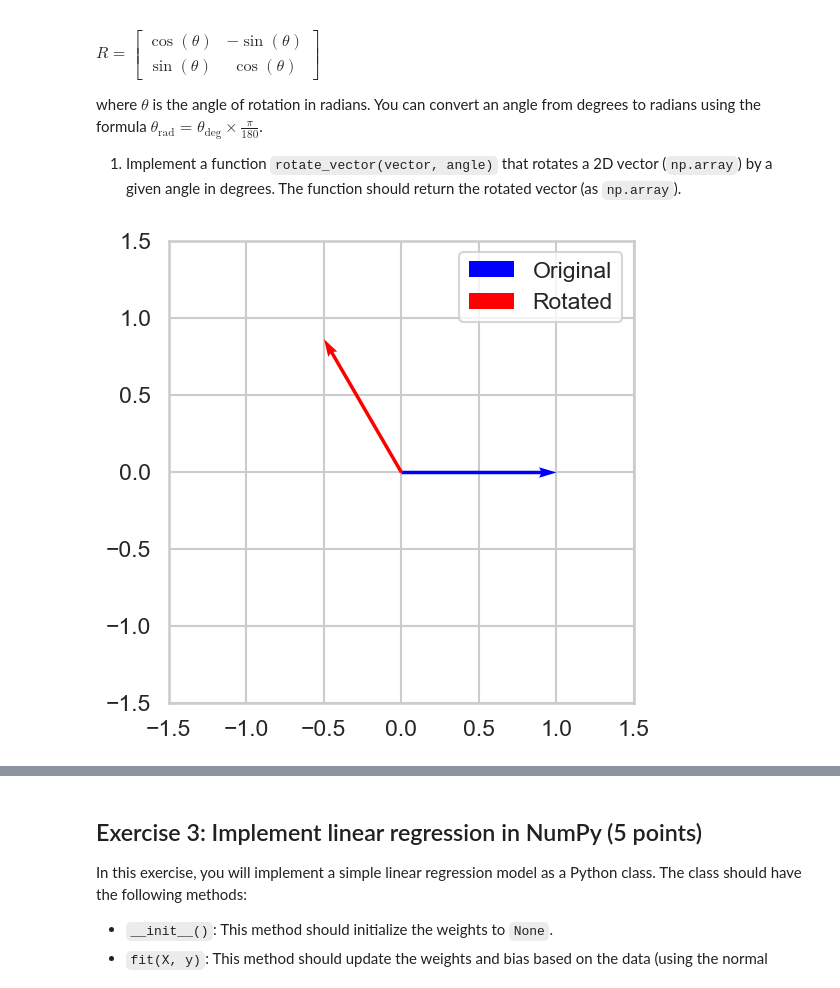
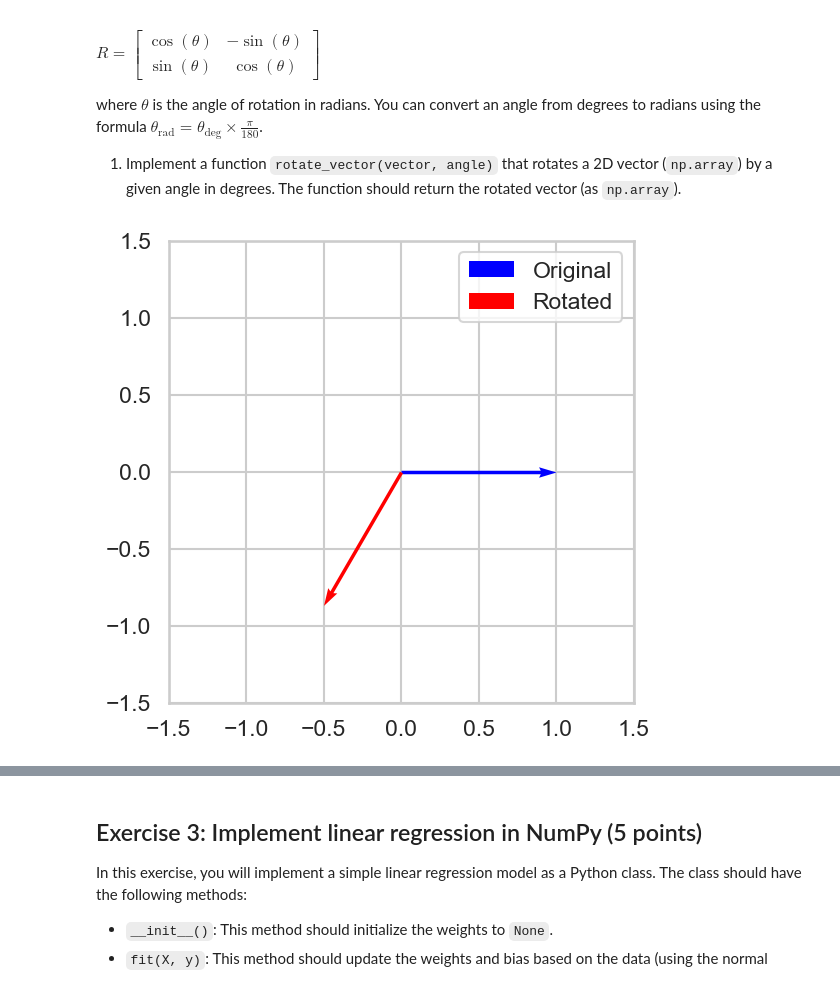
Before and after one commit to KacperChem/pum-24, a Jupyter notebook: lab2.ipynb, the cells around one changed output, grey strips where cells are left out. Drawn from its saved outputs; the diff is of its cells as text; code cells hidden in the pictures.

```diff
--- a/lab2.ipynb
+++ b/lab2.ipynb
@@ -78,12 +78,12 @@ def rotate_vector(vector, angle):
 # %%
 # Test the function
 vector = np.array([1, 0])
-rotated_vector = rotate_vector(vector, 120)
+rotated_vector = rotate_vector(vector, -120)
 
 # Draw the original and rotated vectors (the plot_vectors function was already implemented by me, and it should work out of the box)
 plot_vectors(vector, rotated_vector)
 # %% [output]
-[figure, old version]
+[figure, new version]
 # %% [markdown]
 ## Linear regression info dump
 
```
Also changed, not shown: parts of 7 cells of this notebook.
